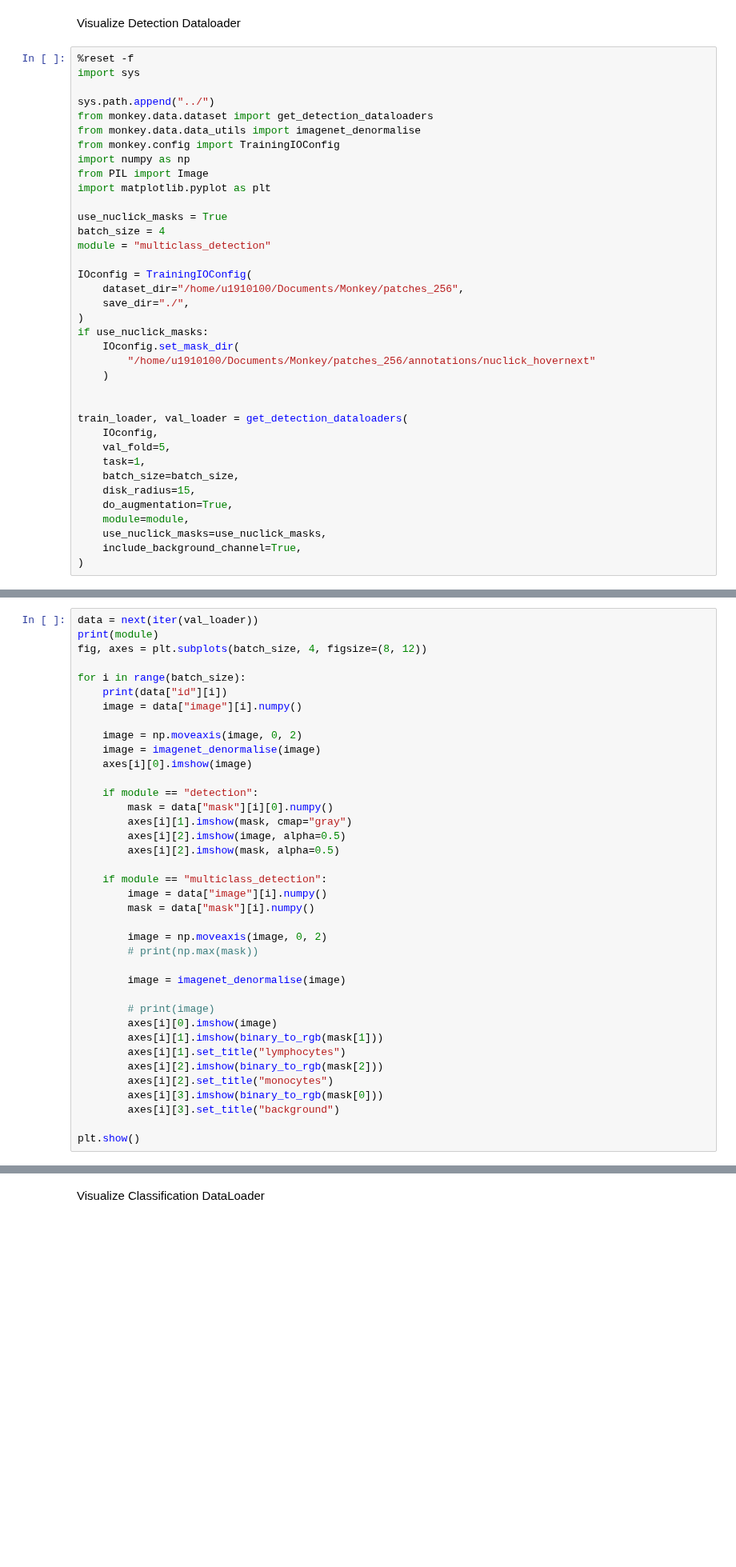
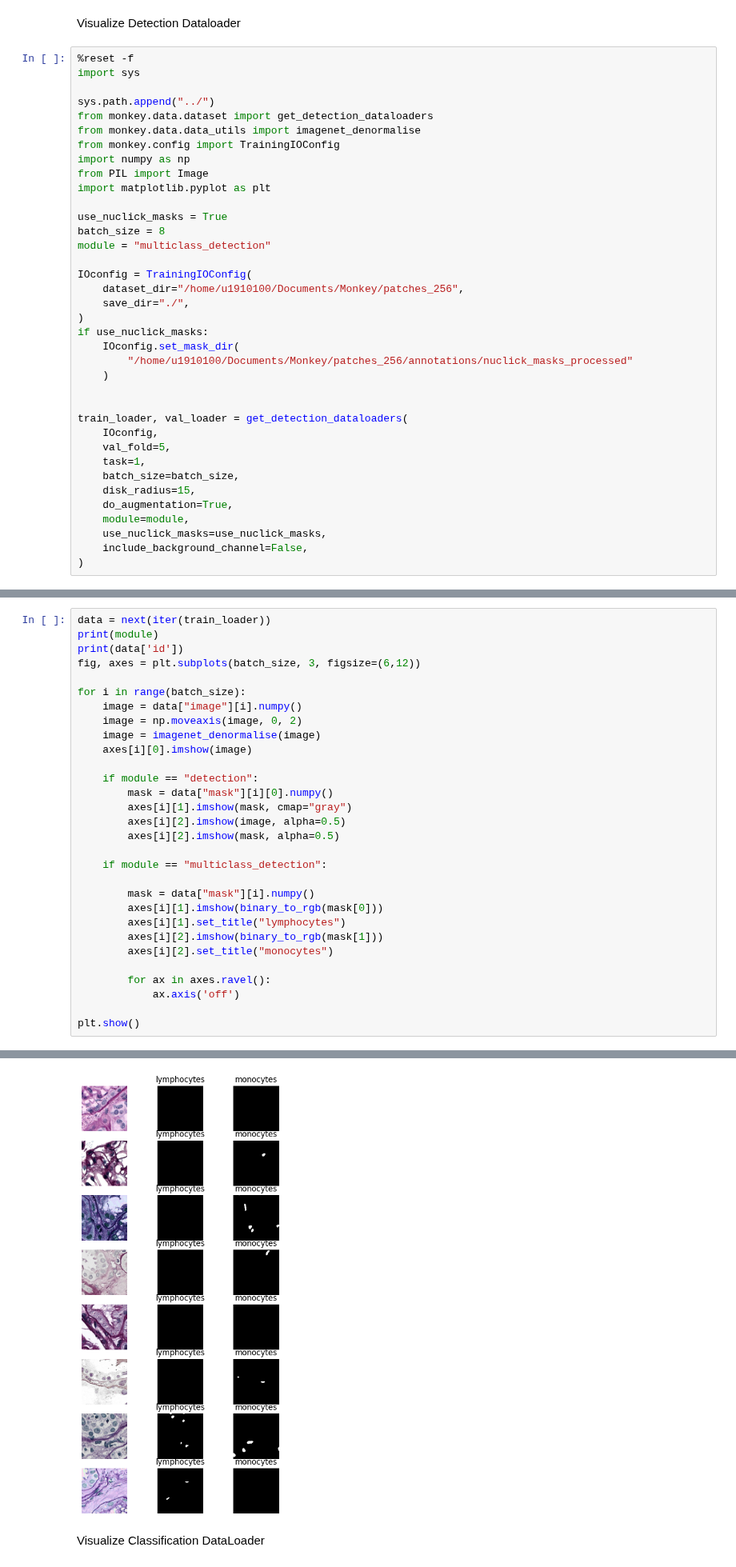
Before and after one commit to aamirchaudry29/Monkey_TIAKong, a Jupyter notebook: notebooks/patch_visualization.ipynb, the cells around one changed output, grey strips where cells are left out. Shown at 80% size. Cells and saved outputs as stored; diff of their text form; blank space fills up the shorter version.

```diff
--- a/notebooks/patch_visualization.ipynb
+++ b/notebooks/patch_visualization.ipynb
@@ -185,7 +185,7 @@ from PIL import Image
 import matplotlib.pyplot as plt
 
 use_nuclick_masks = True
-batch_size = 4
+batch_size = 8
 module = "multiclass_detection"
 
 IOconfig = TrainingIOConfig(
@@ -194,7 +194,7 @@ IOconfig = TrainingIOConfig(
 )
 if use_nuclick_masks:
     IOconfig.set_mask_dir(
-        "/home/u1910100/Documents/Monkey/patches_256/annotations/nuclick_hovernext"
+        "/home/u1910100/Documents/Monkey/patches_256/annotations/nuclick_masks_processed"
     )
 
 
@@ -207,5 +207,5 @@ train_loader, val_loader = get_detection_dataloaders(
     do_augmentation=True,
     module=module,
     use_nuclick_masks=use_nuclick_masks,
-    include_background_channel=True,
+    include_background_channel=False,
 )
@@ -220,14 +224,13 @@ def binary_to_rgb(binary_mask):
     rgb[:, :, 2] = binary_mask * 255
     return rgb
 # %%
-data = next(iter(val_loader))
+data = next(iter(train_loader))
 print(module)
-fig, axes = plt.subplots(batch_size, 4, figsize=(8, 12))
+print(data['id'])
+fig, axes = plt.subplots(batch_size, 3, figsize=(6,12))
 
 for i in range(batch_size):
-    print(data["id"][i])
     image = data["image"][i].numpy()
-
     image = np.moveaxis(image, 0, 2)
     image = imagenet_denormalise(image)
     axes[i][0].imshow(image)
@@ -239,21 +242,15 @@ for i in range(batch_size):
         axes[i][2].imshow(mask, alpha=0.5)
 
     if module == "multiclass_detection":
-        image = data["image"][i].numpy()
+
         mask = data["mask"][i].numpy()
+        axes[i][1].imshow(binary_to_rgb(mask[0]))
+        axes[i][1].set_title("lymphocytes")
+        axes[i][2].imshow(binary_to_rgb(mask[1]))
+        axes[i][2].set_title("monocytes")
 
-        image = np.moveaxis(image, 0, 2)
-        # print(np.max(mask))
-
-        image = imagenet_denormalise(image)
-
-        # print(image)
-        axes[i][0].imshow(image)
-        axes[i][1].imshow(binary_to_rgb(mask[1]))
-        axes[i][1].set_title("lymphocytes")
-        axes[i][2].imshow(binary_to_rgb(mask[2]))
-        axes[i][2].set_title("monocytes")
-        axes[i][3].imshow(binary_to_rgb(mask[0]))
-        axes[i][3].set_title("background")
+        for ax in axes.ravel():
+            ax.axis('off')
 
 plt.show()
+# %% [output]
@@ -260,3 +259,4 @@ plt.show()
+[figure, added]
 # %% [markdown]
 Visualize Classification DataLoader
 # %%
```
Also changed, not shown: parts of 3 cells of this notebook, 2 other files.
